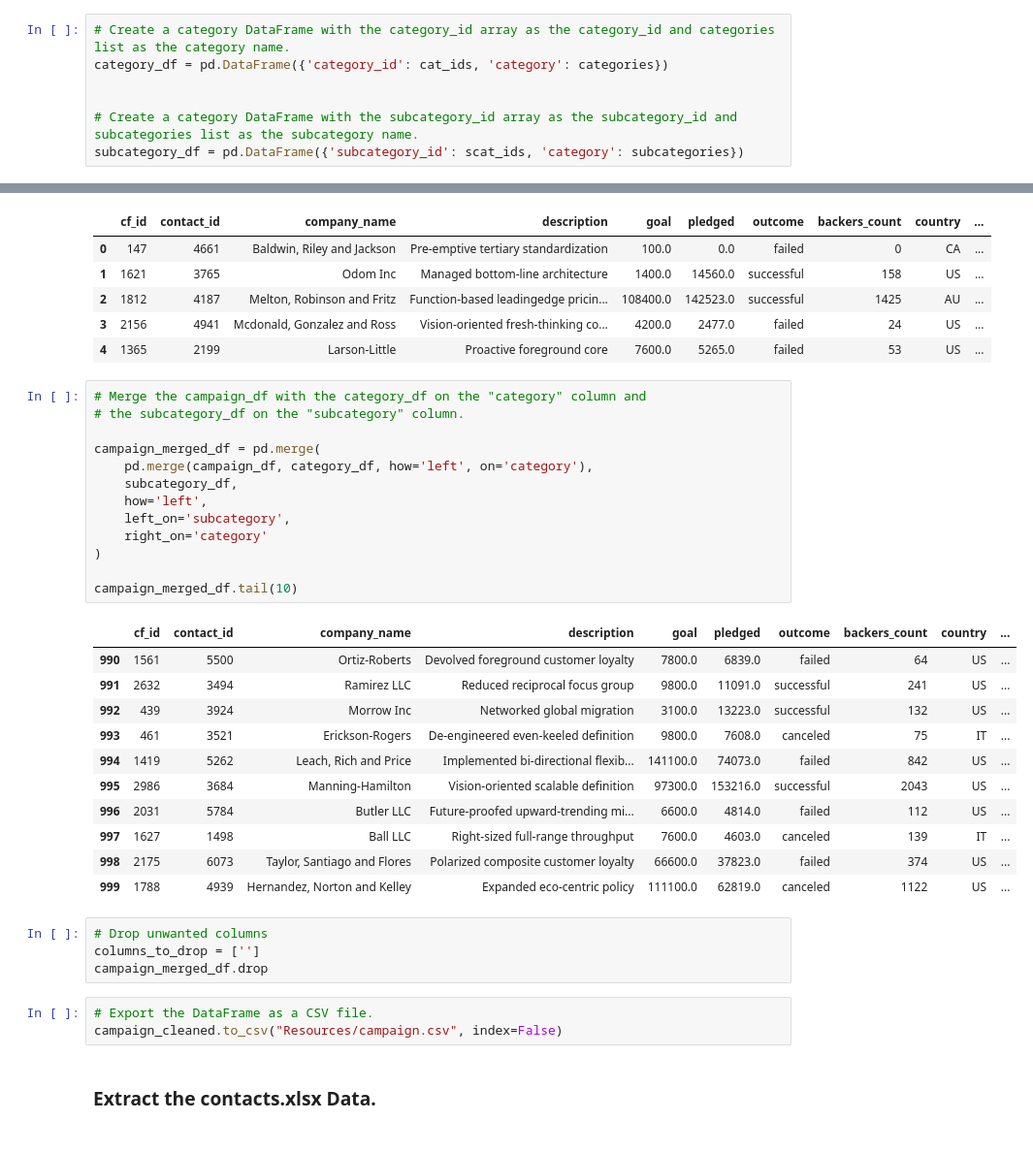
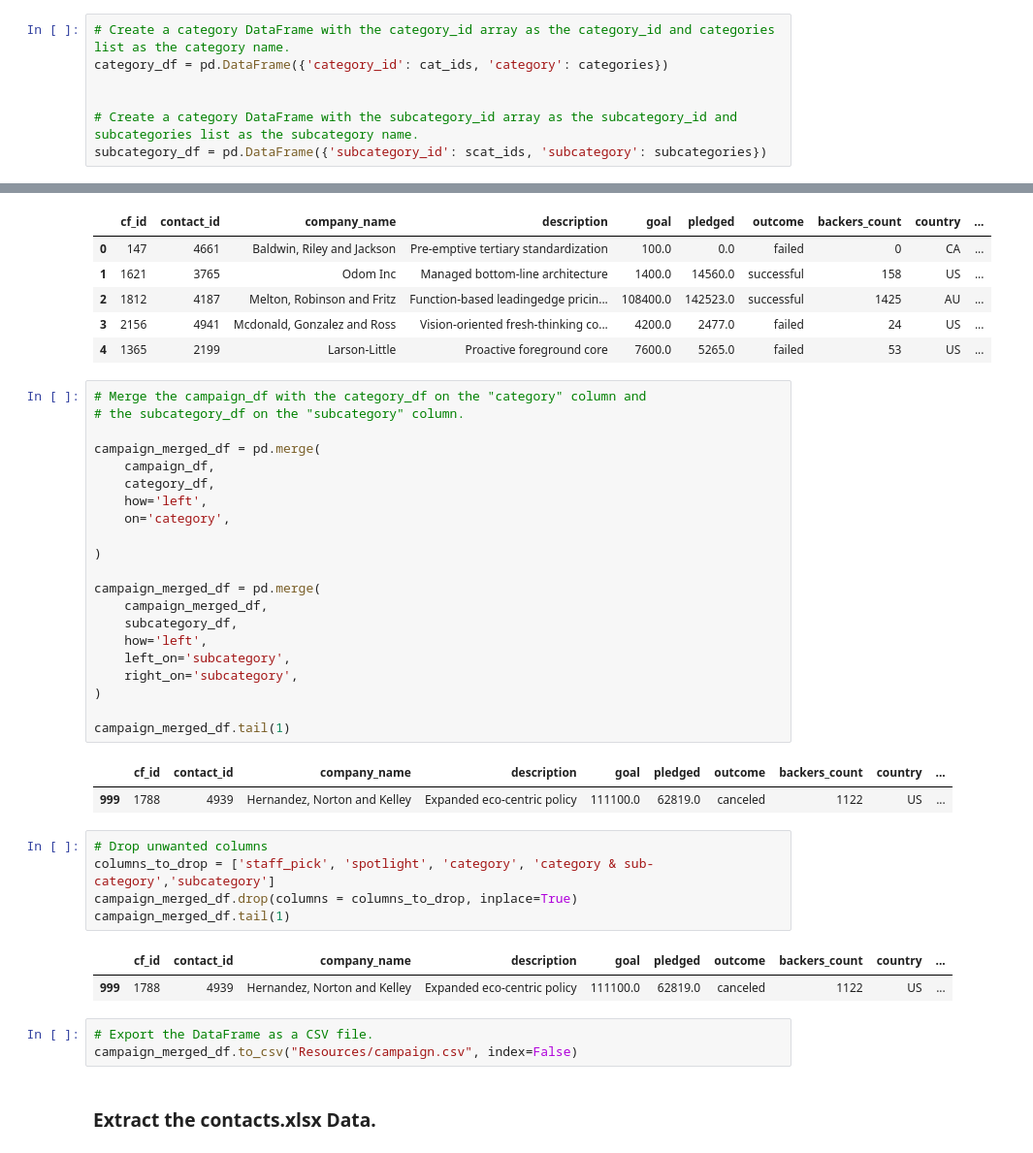
Before and after one commit to PabloUMD/Crowdfunding_ETL, a Jupyter notebook: ETL_Mini_Project_DGarcias_PMorales.ipynb.ipynb, the cells around one changed output, grey strips where cells are left out. Shown at 97% size. Saved outputs shown, nothing was run; the diff lists cells and outputs as text.

```diff
--- a/ETL_Mini_Project_DGarcias_PMorales.ipynb.ipynb
+++ b/ETL_Mini_Project_DGarcias_PMorales.ipynb.ipynb
@@ -123,7 +123,7 @@ category_df = pd.DataFrame({'category_id': cat_ids, 'category': categories})
 
 
 # Create a category DataFrame with the subcategory_id array as the subcategory_id and subcategories list as the subcategory name.
-subcategory_df = pd.DataFrame({'subcategory_id': scat_ids, 'category': subcategories})
+subcategory_df = pd.DataFrame({'subcategory_id': scat_ids, 'subcategory': subcategories})
 # %%
 category_df
 # %% [output]
@@ -261,35 +261,38 @@ campaign_df.head()
 # %%
 # Merge the campaign_df with the category_df on the "category" column and
 # the subcategory_df on the "subcategory" column.
 
 campaign_merged_df = pd.merge(
-    pd.merge(campaign_df, category_df, how='left', on='category'),
+    campaign_df,
+    category_df,
+    how='left',
+    on='category',
+
+)
+
+campaign_merged_df = pd.merge(
+    campaign_merged_df,
     subcategory_df,
     how='left',
     left_on='subcategory',
-    right_on='category'
+    right_on='subcategory',
 )
 
-campaign_merged_df.tail(10)
+campaign_merged_df.tail(1)
 # %% [output]
 |  | cf_id | contact_id | company_name | description | goal | pledged | outcome | backers_count | country | ... |
-| 990 | 1561 | 5500 | Ortiz-Roberts | Devolved foreground customer loyalty | 7800.0 | 6839.0 | failed | 64 | US | ... |
-| 991 | 2632 | 3494 | Ramirez LLC | Reduced reciprocal focus group | 9800.0 | 11091.0 | successful | 241 | US | ... |
-| 992 | 439 | 3924 | Morrow Inc | Networked global migration | 3100.0 | 13223.0 | successful | 132 | US | ... |
-| 993 | 461 | 3521 | Erickson-Rogers | De-engineered even-keeled definition | 9800.0 | 7608.0 | canceled | 75 | IT | ... |
-| 994 | 1419 | 5262 | Leach, Rich and Price | Implemented bi-directional flexib... | 141100.0 | 74073.0 | failed | 842 | US | ... |
-| 995 | 2986 | 3684 | Manning-Hamilton | Vision-oriented scalable definition | 97300.0 | 153216.0 | successful | 2043 | US | ... |
-| 996 | 2031 | 5784 | Butler LLC | Future-proofed upward-trending mi... | 6600.0 | 4814.0 | failed | 112 | US | ... |
-| 997 | 1627 | 1498 | Ball LLC | Right-sized full-range throughput | 7600.0 | 4603.0 | canceled | 139 | IT | ... |
-| 998 | 2175 | 6073 | Taylor, Santiago and Flores | Polarized composite customer loyalty | 66600.0 | 37823.0 | failed | 374 | US | ... |
 | 999 | 1788 | 4939 | Hernandez, Norton and Kelley | Expanded eco-centric policy | 111100.0 | 62819.0 | canceled | 1122 | US | ... |
 # %%
 # Drop unwanted columns
-columns_to_drop = ['']
-campaign_merged_df.drop
+columns_to_drop = ['staff_pick', 'spotlight', 'category', 'category & sub-category','subcategory']
+campaign_merged_df.drop(columns = columns_to_drop, inplace=True)
+campaign_merged_df.tail(1)
+# %% [output]
+|  | cf_id | contact_id | company_name | description | goal | pledged | outcome | backers_count | country | ... |
+| 999 | 1788 | 4939 | Hernandez, Norton and Kelley | Expanded eco-centric policy | 111100.0 | 62819.0 | canceled | 1122 | US | ... |
 # %%
 # Export the DataFrame as a CSV file.
-campaign_cleaned.to_csv("Resources/campaign.csv", index=False)
+campaign_merged_df.to_csv("Resources/campaign.csv", index=False)
 # %% [markdown]
 ### Extract the contacts.xlsx Data.
 # %%
```
Also changed, not shown: parts of 1 cell of this notebook, 2 other files.
